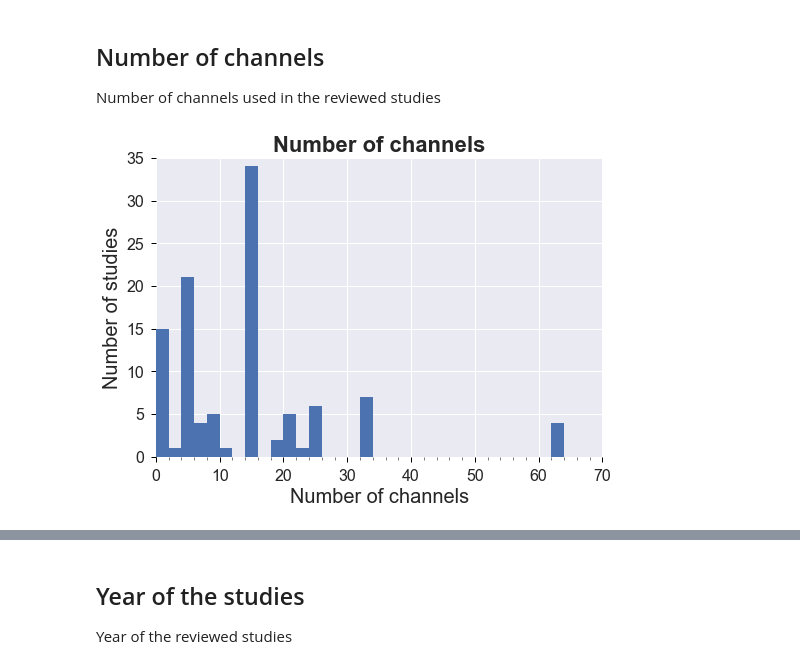
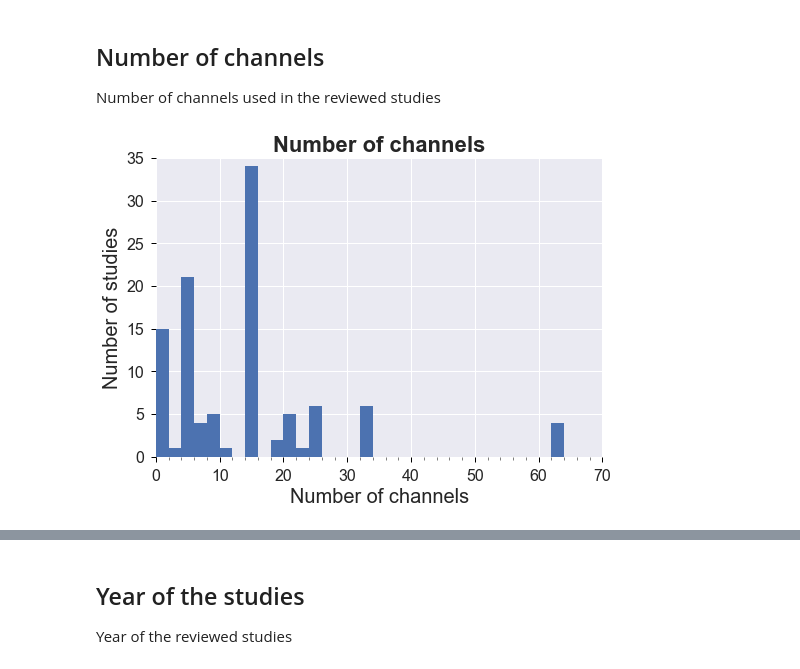
Before and after one commit to guiomar/wEEG, a Jupyter notebook: wEEG-studies.ipynb, the cells around one changed output, grey strips where cells are left out. Saved outputs shown, nothing was run; the diff lists cells and outputs as text; code cells hidden in the pictures.

```diff
--- a/wEEG-studies.ipynb
+++ b/wEEG-studies.ipynb
@@ -13,9 +13,8 @@ import seaborn as sns
 from matplotlib.ticker import (MultipleLocator, FormatStrFormatter, AutoMinorLocator)
 # %%
 # Open Googlesheet csv file
-df = pd.read_csv('/Users/guiomar/Downloads/Data_Figures - Studies-2.csv')
-df;
-df.head(1)
+df = pd.read_csv('/Users/guiomar/Downloads/Data_Figures - Studies(1).csv')
+df.head()
 # %% [output]
 |  | Area | Subarea | Year | Authors | Details | Nchannels | wEEG system | wEEG (with details) | ... |
 | 0 | BCI | P300 Spellers | 2011 | (Y.-T. Wang, Wang, and Jung 2011) | Brain-Mobile Phone Interface | 4 | Homemade | Homemade | ... |
@@ -26,29 +29,27 @@ Number of channels used in the reviewed studies
 FS = 22
 plt.style.use('seaborn')
 # %%
-fig = plt.figure()
+fig1 = plt.figure(1)
 ax  = plt.axes()
+
 plt.hist(df['Nchannels'], bins=32, density=False, label='Nchannels')
 
 # Add title
 plt.title('Number of channels', fontweight='bold',fontsize=FS)
 
 # Add data labels
 ax.set_xlabel('Number of channels',fontsize=FS-2)
 ax.set_ylabel('Number of studies',fontsize=FS-2)
 
 # Set the ranges to plot of x
 ax.set_xlim([0, 70])
 ax.set_ylim([0, 35])
 
-
 ax.tick_params(axis='both', which='major', labelsize=16)
 ax.xaxis.set_minor_locator(MultipleLocator(2))
 ax.tick_params(which='minor', length=3, color='k', direction='out')
 ax.tick_params(which='major', length=5, color='k')
 
-
-
 plt.show();
 # %% [output]
-[figure, old version]
+[figure, new version]
```
Also changed, not shown: parts of 10 cells of this notebook.
